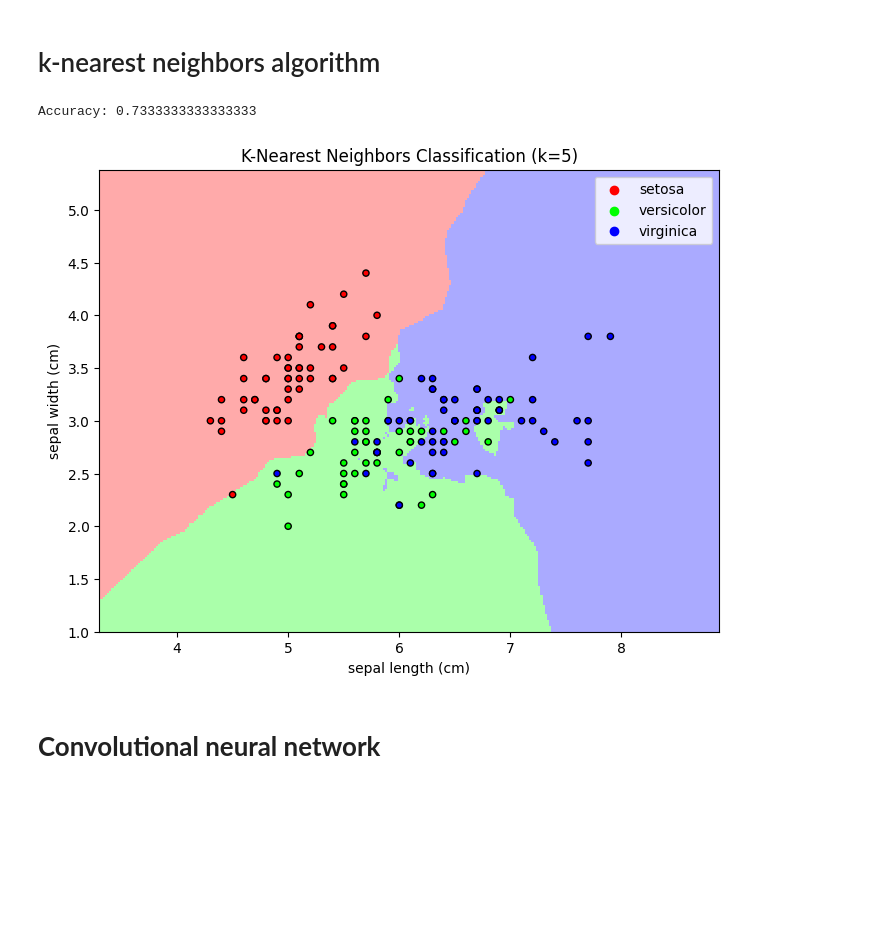
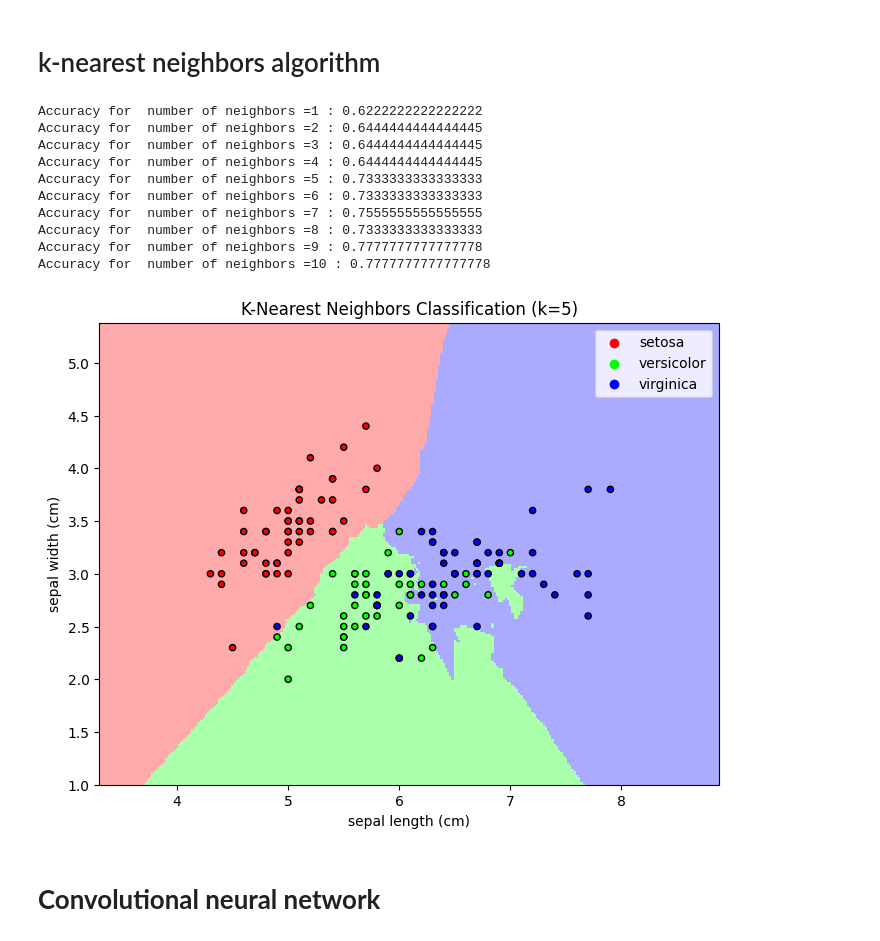
Before and after one commit to SAMYSOSERIOUS/Stats-analytics, a Jupyter notebook: Day8.ipynb, the cells around one changed output. Drawn from its saved outputs; the diff is of its cells as text; code cells hidden in the pictures; blank space fills up the shorter version.

```diff
--- a/Day8.ipynb
+++ b/Day8.ipynb
@@ -46,13 +50,13 @@ y = iris.target
 
 X_train, X_test, y_train, y_test = train_test_split(X, y, test_size=0.3, random_state=1)
 
-rfc = RandomForestClassifier(n_estimators=10000, random_state=1)
+rfc = RandomForestClassifier(n_estimators=10, random_state=1)
 rfc.fit(X_train, y_train)
 
 y_pred = rfc.predict(X_test)
 
-accuracy = accuracy_score(y_test, y_pred)
-print(f"Accuracy: {accuracy}")
+accuracyRF = accuracy_score(y_test, y_pred)
+print(f"Accuracy: {accuracyRF}")
 
 feature_imp = pd.Series(rfc.feature_importances_, index=iris.feature_names).sort_values(ascending=False)
 plt.figure(figsize=(10,6))
@@ -83,48 +87,59 @@ y = iris.target
 
 X_train, X_test, y_train, y_test = train_test_split(X, y, test_size=0.3, random_state=1)
 
-knn = KNeighborsClassifier(n_neighbors=5)
 
-knn.fit(X_train, y_train)
-
-y_pred = knn.predict(X_test)
-
-accuracy = accuracy_score(y_test, y_pred)
-print(f"Accuracy: {accuracy}")
+neighbors = range(1, 11)
+accuracy_scores = []
+for k in neighbors:
+    knn = KNeighborsClassifier(n_neighbors=k)
+    knn.fit(X_train, y_train)
+    y_pred = knn.predict(X_test)
+    accuracyKNN = accuracy_score(y_test, y_pred)
+    accuracy_scores.append(accuracyKNN)
+    print(f"Accuracy for  number of neighbors ={k} : {accuracyKNN}")
 
 x_min, x_max = X[:, 0].min() - 1, X[:, 0].max() + 1
 y_min, y_max = X[:, 1].min() - 1, X[:, 1].max() + 1
 xx, yy = np.meshgrid(np.arange(x_min, x_max, 0.02),
                          np.arange(y_min, y_max, 0.02))
 
 Z = knn.predict(np.c_[xx.ravel(), yy.ravel()])
 Z = Z.reshape(xx.shape)
 
 cmap_light = ListedColormap(['#FFAAAA', '#AAFFAA', '#AAAAFF'])
 cmap_bold = ListedColormap(['#FF0000', '#00FF00', '#0000FF'])
 
 plt.figure(figsize=(8, 6))
 plt.pcolormesh(xx, yy, Z, cmap=cmap_light)
 plt.scatter(X[:, 0], X[:, 1], c=y, cmap=cmap_bold, edgecolor='k', s=20)
 plt.xlim(xx.min(), xx.max())
 plt.ylim(yy.min(), yy.max())
 plt.title("K-Nearest Neighbors Classification (k=5)")
 plt.xlabel(iris.feature_names[0])
 plt.ylabel(iris.feature_names[1])
 
 color_titles = {
     '#FF0000': iris.target_names[0],
     '#00FF00': iris.target_names[1],
     '#0000FF': iris.target_names[2],
 }
 for color, title in color_titles.items():
     plt.scatter([], [], c=color, label=title)
 plt.legend()
 plt.show()
 plt.show()
 # %% [output]
-Accuracy: 0.7333333333333333
+Accuracy for  number of neighbors =1 : 0.6222222222222222
+Accuracy for  number of neighbors =2 : 0.6444444444444445
+Accuracy for  number of neighbors =3 : 0.6444444444444445
+Accuracy for  number of neighbors =4 : 0.6444444444444445
+Accuracy for  number of neighbors =5 : 0.7333333333333333
+Accuracy for  number of neighbors =6 : 0.7333333333333333
+Accuracy for  number of neighbors =7 : 0.7555555555555555
+Accuracy for  number of neighbors =8 : 0.7333333333333333
+Accuracy for  number of neighbors =9 : 0.7777777777777778
+Accuracy for  number of neighbors =10 : 0.7777777777777778
-[figure, old version]
+[figure, new version]
 # %% [markdown]
 # **Convolutional neural network**
 # %%
```
Also changed, not shown: parts of 4 cells of this notebook.
